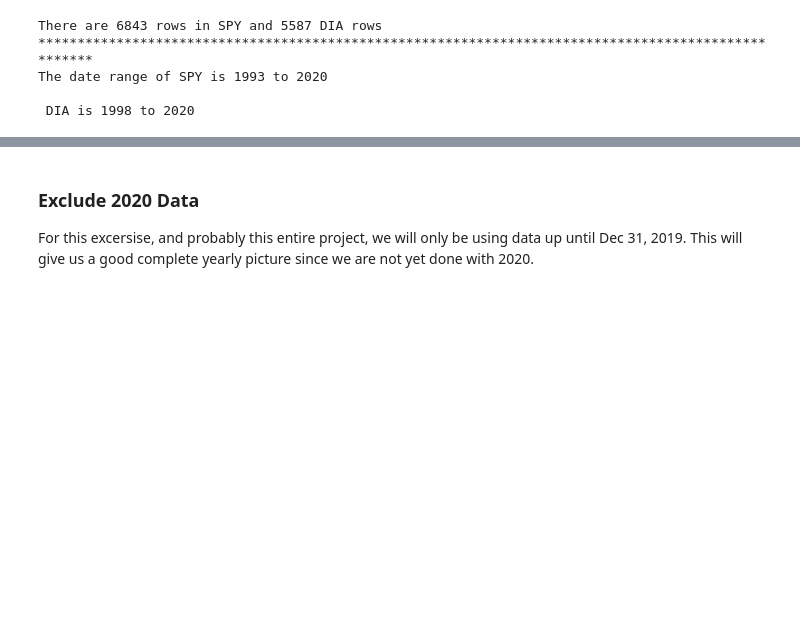
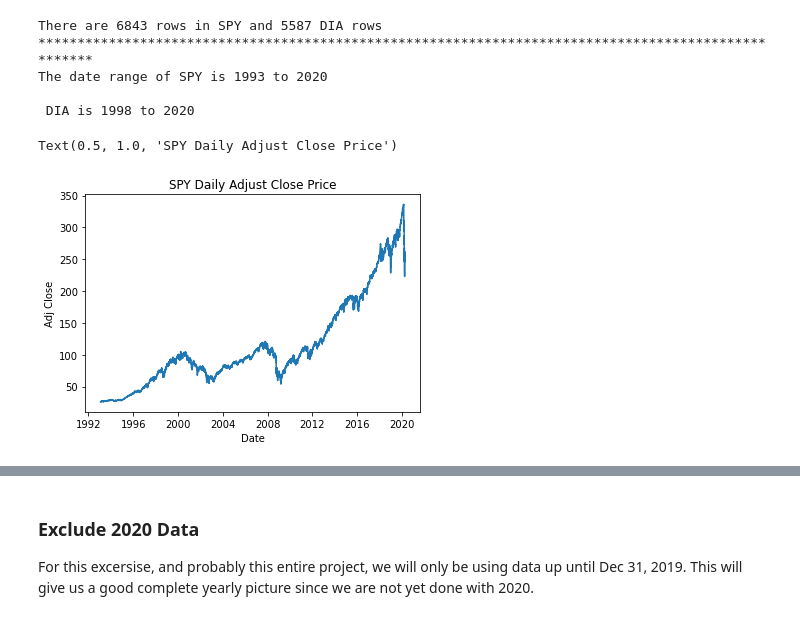
Before and after one commit to bsamaha/SPY-Time-Series-Predictions, a Jupyter notebook: SPY and DIA ETF Analysis.ipynb, the cells around one changed output, grey strips where cells are left out. Cells and saved outputs as stored; diff of their text form; code cells hidden in the pictures; blank space fills up the shorter version.

```diff
--- a/SPY and DIA ETF Analysis.ipynb
+++ b/SPY and DIA ETF Analysis.ipynb
@@ -36,3 +37,10 @@ There are 6843 rows in SPY and 5587 DIA rows
 The date range of SPY is 1993 to 2020
 
  DIA is 1998 to 2020
+# %%
+# Plot history of adjusted close price of SPY
+sns.lineplot(x = spy.Date, y=spy['Adj Close'])
+plt.title('SPY Daily Adjust Close Price')
+# %% [output]
+Text(0.5, 1.0, 'SPY Daily Adjust Close Price')
+[figure, added]
```
Also changed, not shown: parts of 22 cells of this notebook.
